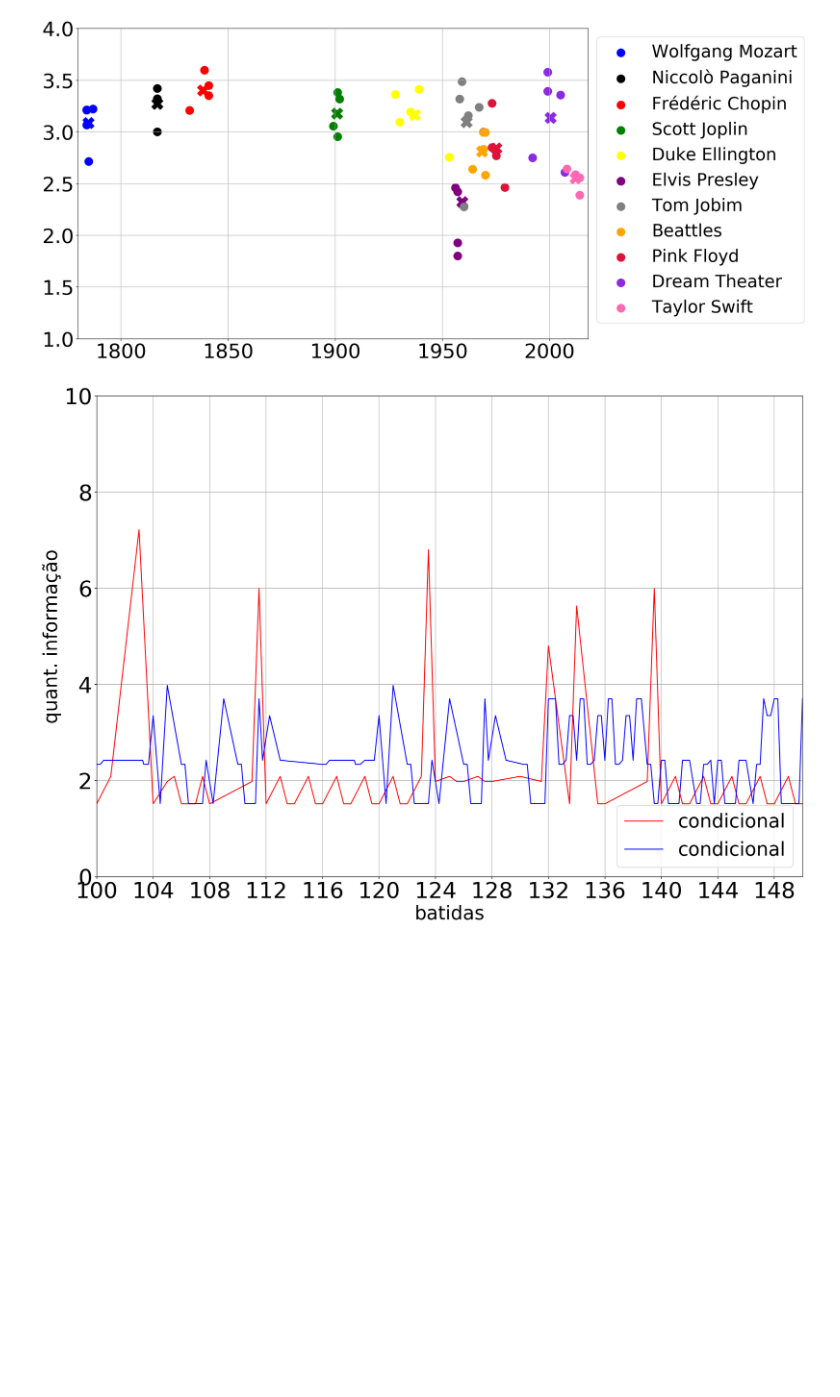
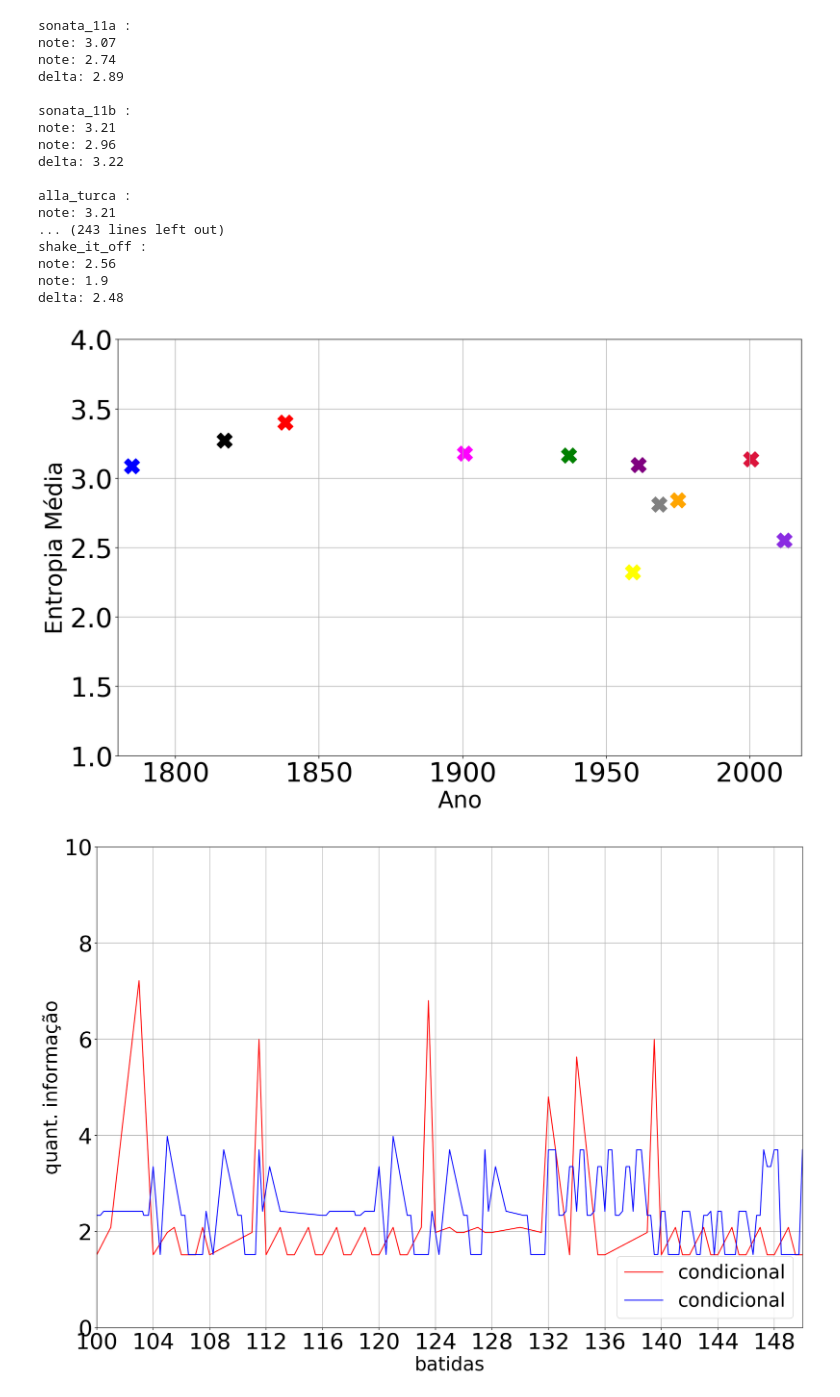
Before and after one commit to lucasmullerm/tg, a Jupyter notebook: graphs.ipynb, the cells around one changed output. Drawn from its saved outputs; the diff is of its cells as text; code cells hidden in the pictures; blank space fills up the shorter version.

```diff
--- a/graphs.ipynb
+++ b/graphs.ipynb
@@ -9,7 +9,7 @@ import entropy
 import songs
 import util
 
-COLORS = ['blue', 'black', 'red', 'green', 'yellow', 'purple', 'gray', 'orange', 'crimson', 'blueviolet', 'hotpink']
+COLORS = ['blue', 'black', 'red', 'magenta', 'green', 'yellow', 'purple', 'gray', 'orange', 'crimson', 'blueviolet', 'hotpink']
 import numpy as np
 
 def s(name):
@@ -122,7 +129,7 @@ dt: 0.25
 # %%
 #PAGANINI
 
-bach = s('caprice_24')
+bach = s('caprice_2')
 x = t(bach[0])
 # print(x)
 key = bach.analyze('key')
@@ -141,13 +148,19 @@ font_size = 30
 plt.figure(figsize=(20, 14))
 plt.xlabel('batidas', fontsize = font_size)
 plt.ylabel('quant. informação', fontsize = font_size)
-# plt.plot(x[:points], h[util.NOTE][0][:points], label='notas individuais')
+plt.plot(x[:points], h[util.NOTE][0][:points], label='notas individuais')
 plt.plot(x[:points], h[util.NOTE][1][:points], color='red', label='condicional')
 # plt.plot(x[:points], h[util.DELTA][1][:points], color='green', label='distância')
 # plt.plot(x[:200], h[util.DURATION][:200], color='green', label='duração')
+
+
+# i = list(map(operator.sub, h[util.NOTE][0][:points], h[util.NOTE][1][:points]))
+# plt.plot(x[:points], i[:points], color='black', label='Informação Mútua')
+
+
 plt.legend(fontsize = font_size, loc='lower right')
 
-plt.axis((min_x, max_x,1.5, 6))
+plt.axis((min_x, max_x,0, 6))
 ax = plt.gca()
 minor_ticks = np.arange(min_x, max_x, 3)
 ax.set_xticks(minor_ticks)
@@ -155,7 +168,7 @@ plt.tick_params(axis='both', which='major', labelsize=35)
 ax.grid(which='both')
 # ax.grid(markevery=7)
 # plt.show()
-plt.savefig('bach.pdf')
+plt.savefig('paga2.pdf')
 
 
 arrayT = list(map(lambda e: e.duration.quarterLength, bach[0].flat.notesAndRests))
@@ -172,8 +185,8 @@ for i in range(len(arrayT)):
     quant = int(arrayT[i] / dt)
     while quant:
 #         compass[it] += h[util.NOTE][0][i]
-        compass0[it] += h[util.NOTE][1][i]
-        compass1[it] += h[util.NOTE][0][i]
+        compass0[it] += h[util.NOTE][0][i]
+        compass1[it] += h[util.NOTE][1][i]
         compass2[it] += h[util.DELTA][1][i]
 #         print(compass)
         quant -= 1
@@ -186,7 +199,7 @@ compass0 = list(map(lambda x: x / total, compass0))
 compass1 = list(map(lambda x: x / total, compass1))
 compass2 = list(map(lambda x: x / total, compass2))
 
-print(compass)
+# print(compass)
 
 x2 = np.arange(0, 4, dt)
 
@@ -210,6 +223,6 @@ plt.tick_params(axis='both', which='major', labelsize=35)
 ax.grid(which='both')
 # ax.grid(markevery=7)
 # plt.show()
-plt.savefig('bach.pdf')
+plt.savefig('paga3.pdf')
 # %% [output]
 dt: 1/12
@@ -222,10 +234,11 @@ plt.figure(figsize=(20, 10))
 
 min_x = 1750
 max_x = 2018
-points = len(x)
+# points = len(x)
 font_size = 30
 ax = plt.gca()
 box = ax.get_position()
+
 ax.set_position([box.x0, box.y0, box.width * 0.8, box.height])
 minor_ticks = np.arange(min_x, max_x, 50)
 ax.set_xticks(minor_ticks)
@@ -248,40 +261,60 @@ for artist in songs.ARTISTS:
         x.append(song.year)
 #         x.append(song.year-base_year)
         h = entropy.mean(p)
-#         print(song.name, ":")
-#         print('note:', h[util.NOTE])
-#         print('delta:', h[util.DELTA])
-#         print()
+        print(song.name, ":")
+        print('note:', str(round(h[util.NOTE][0], 2)))
+        print('note:', str(round(h[util.NOTE][1], 2)))
+        print('delta:', str(round(h[util.DELTA][1], 2)))
+        print()
         y0.append(h[util.NOTE][0])
         mean += h[util.NOTE][0]
         year_mean += song.year
         y1.append(h[util.DELTA][1])
 
 #     x1,x2,y1,y2 = plt.axis()
 #     plt.title(artist)
 #     plt.xscale('log')
 #     plt.yscale('log')
 #     plt.plot(x, y0, '.')
 #     plt.plot(x, y1, '.', color=COLORS[count])
     mean /= num
     year_mean /= num
-    plt.scatter(x, y0, color=COLORS[count], s=200, label=artist)
+    plt.xlabel('Ano', fontsize = font_size)
+    plt.ylabel('Entropia Média', fontsize = font_size)
+#     plt.scatter(x, y0, color=COLORS[count], s=200, label=artist)
     plt.scatter(year_mean, mean, marker='X', color=COLORS[count], s=400)
 #     plt.legend(fontsize = font_size, loc='lower right')
-    ax.legend(loc='upper left', bbox_to_anchor=(1, 1), fontsize = font_size)
+    ax.legend(loc='center left', bbox_to_anchor=(1, 1.5), fontsize = font_size)
 
 
 
     # Put a legend to the right of the current axis
 
     plt.savefig(str(count) + '.jpg')
     count+=1
 #     if count == 10: break
 #     break
 
 # plt.show()
 # %% [output]
+sonata_11a :
+note: 3.07
+note: 2.74
+delta: 2.89
+
+sonata_11b :
+note: 3.21
+note: 2.96
+delta: 3.22
+
+alla_turca :
+note: 3.21
+... (243 lines left out)
+shake_it_off :
+note: 2.56
+note: 1.9
+delta: 2.48
-[figure, old version]
+[figure, new version]
 # %%
 #duas
 
```
Also changed, not shown: parts of 3 cells of this notebook, 1 other file.
